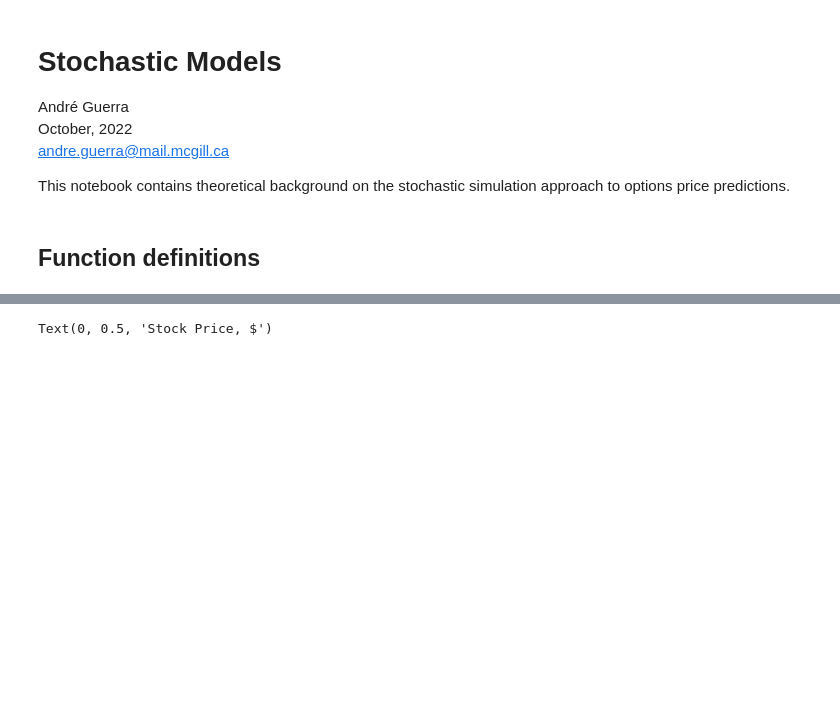
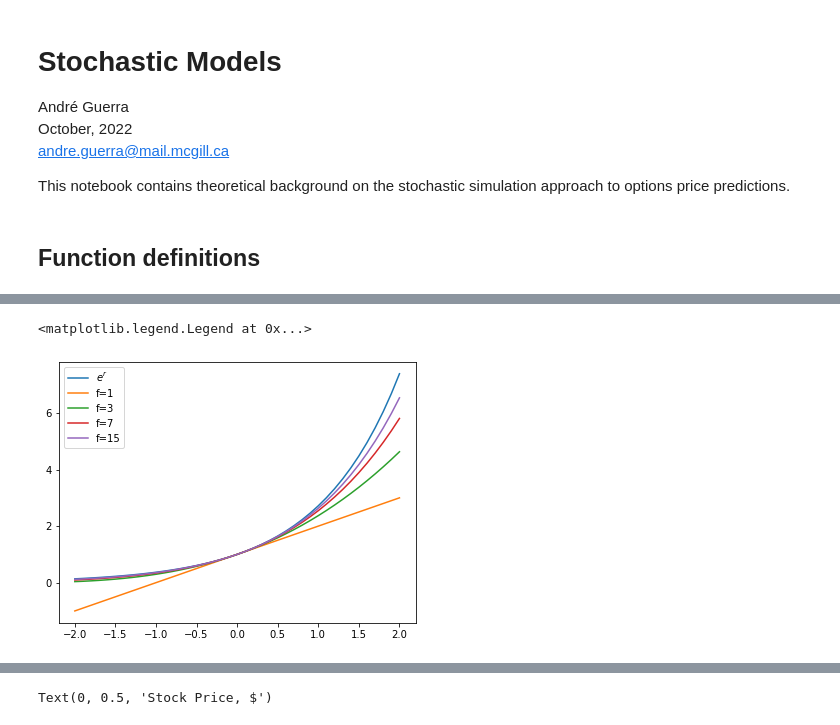
Before and after one commit to DReGuerra/financial_engineering, a Jupyter notebook: stochastic_models.ipynb, the cells around one changed output, grey strips where cells are left out. Cells and saved outputs as stored; diff of their text form; code cells hidden in the pictures; blank space fills up the shorter version.

```diff
--- a/stochastic_models.ipynb
+++ b/stochastic_models.ipynb
@@ -91,0 +87,28 @@ $dG = \left( \mu \frac{1}{S} - \frac{\sigma^2}{2} \frac{1}{S^2} \right)dt + \sig
+# %%
+# e^r
+r = np.arange(-2,2.1,0.1)
+y = np.exp(r)
+
+# approx e^r with (1+r/f)^f as f->infinity
+f = 1
+y_f_1 = (1+r/f)**(f)
+f = 3
+y_f_3 = (1+r/f)**(f)
+f = 7
+y_f_7 = (1+r/f)**(f)
+f = 15
+y_f_15 = (1+r/f)**(f)
+
+NROWS = 1
+NCOLS = 1
+f, axs = plt.subplots(nrows=NROWS,ncols=NCOLS,
+                      figsize=(NCOLS*FIGWIDTH,NROWS*FIGHEIGHT))
+axs.plot(r,y)
+axs.plot(r,y_f_1)
+axs.plot(r,y_f_3)
+axs.plot(r,y_f_7)
+axs.plot(r,y_f_15)
+axs.legend(['$e^r$','f=1','f=3','f=7','f=15'])
+# %% [output]
+<matplotlib.legend.Legend at 0x...>
+[figure, added]
```
Also changed, not shown: parts of 7 cells of this notebook.
